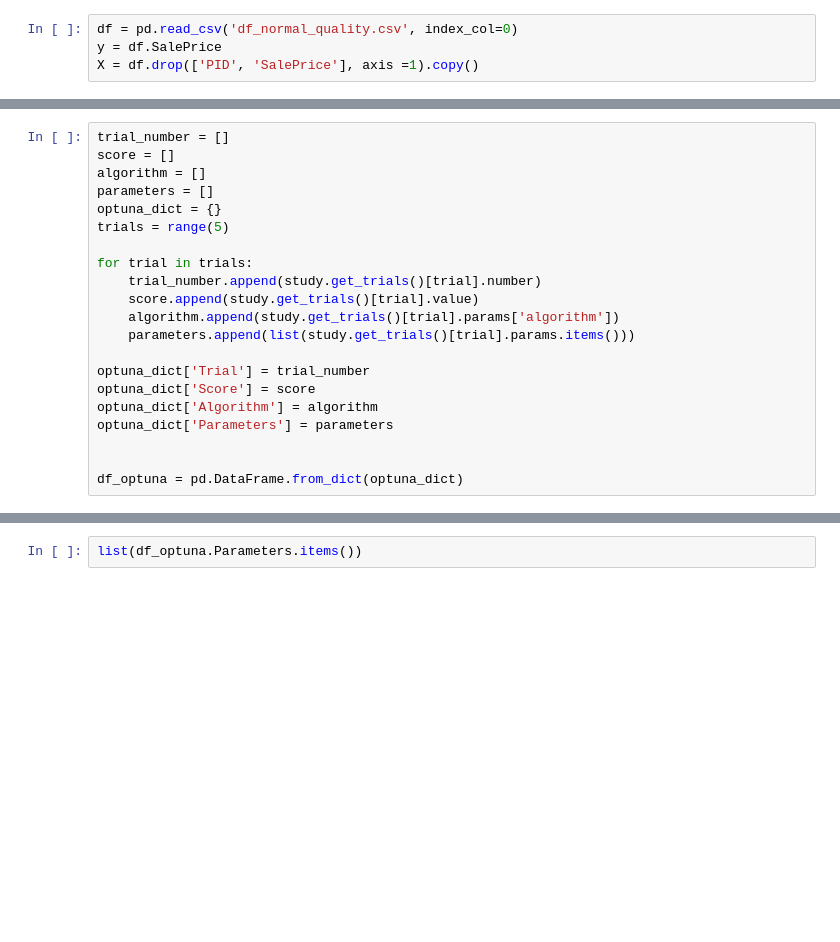
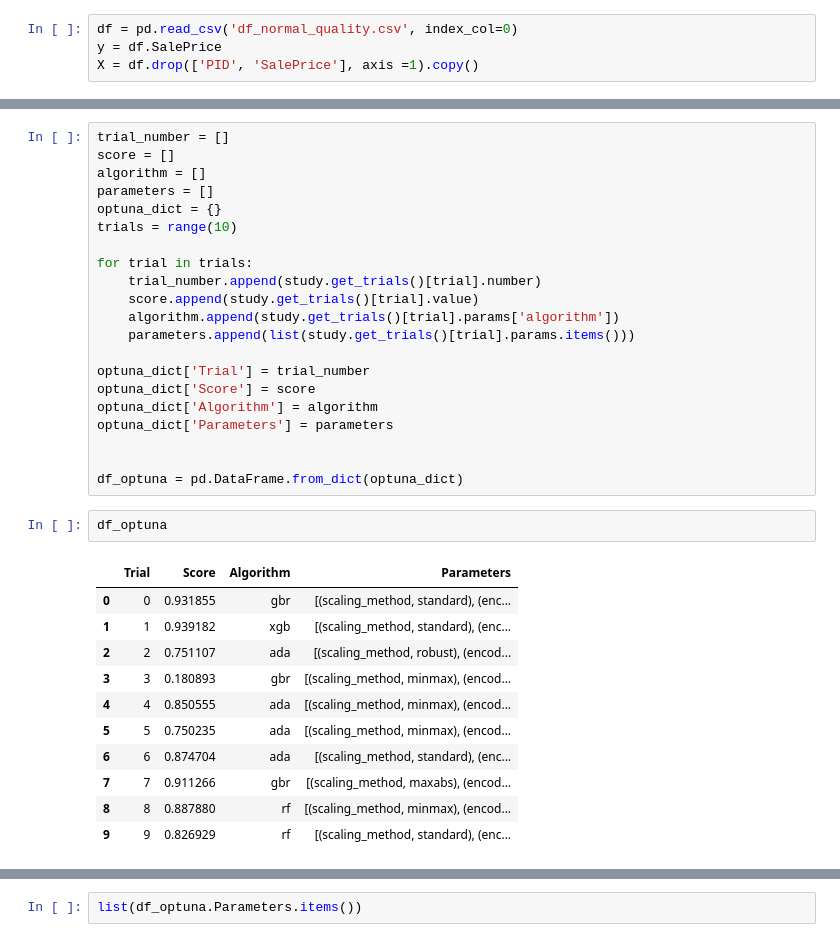
Before and after one commit to Na-ta-lie/Ames-Price-Prediction, a Jupyter notebook: Optuna_script-tree.ipynb, the cells around one changed output, grey strips where cells are left out. Drawn from its saved outputs; the diff is of its cells as text; blank space fills up the shorter version.

Commit message:
optuna tuning

```diff
--- a/Optuna_script-tree.ipynb
+++ b/Optuna_script-tree.ipynb
@@ -266,7 +265,7 @@ score = []
 algorithm = []
 parameters = []
 optuna_dict = {}
-trials = range(5)
+trials = range(10)
 
 for trial in trials:
     trial_number.append(study.get_trials()[trial].number)
@@ -281,6 +280,20 @@ optuna_dict['Parameters'] = parameters
 
 
 df_optuna = pd.DataFrame.from_dict(optuna_dict)
+# %%
+df_optuna
+# %% [output]
+|  | Trial | Score | Algorithm | Parameters |
+| 0 | 0 | 0.931855 | gbr | [(scaling_method, standard), (enc... |
+| 1 | 1 | 0.939182 | xgb | [(scaling_method, standard), (enc... |
+| 2 | 2 | 0.751107 | ada | [(scaling_method, robust), (encod... |
+| 3 | 3 | 0.180893 | gbr | [(scaling_method, minmax), (encod... |
+| 4 | 4 | 0.850555 | ada | [(scaling_method, minmax), (encod... |
+| 5 | 5 | 0.750235 | ada | [(scaling_method, minmax), (encod... |
+| 6 | 6 | 0.874704 | ada | [(scaling_method, standard), (enc... |
+| 7 | 7 | 0.911266 | gbr | [(scaling_method, maxabs), (encod... |
+| 8 | 8 | 0.887880 | rf | [(scaling_method, minmax), (encod... |
+| 9 | 9 | 0.826929 | rf | [(scaling_method, standard), (enc... |
 # %%
 idx = df_optuna.groupby('Algorithm')['Score'].transform(max) == df_optuna['Score']
 df_optuna[idx]
```
Also changed, not shown: parts of 7 cells of this notebook, 1 other file.
